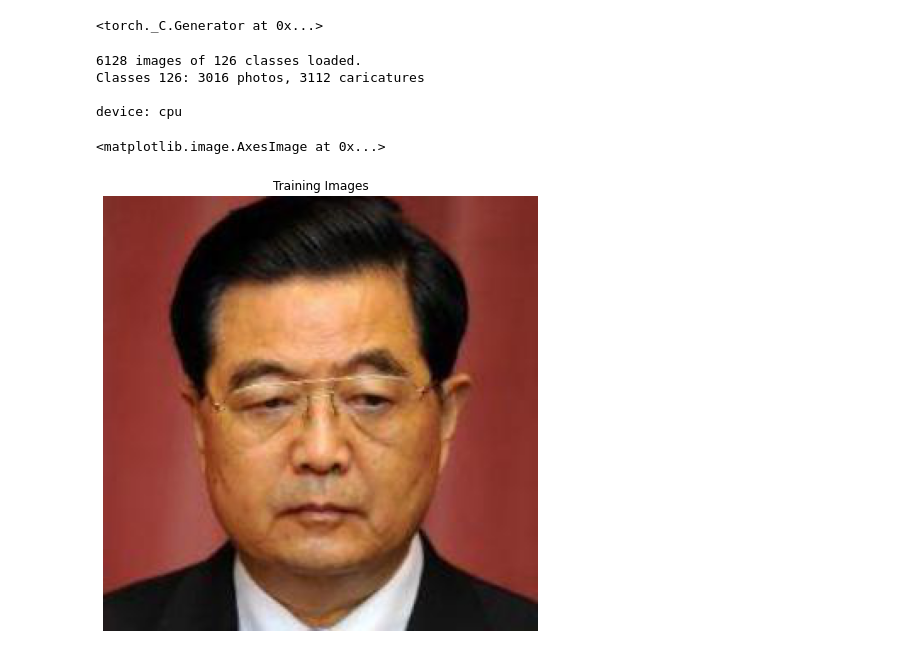
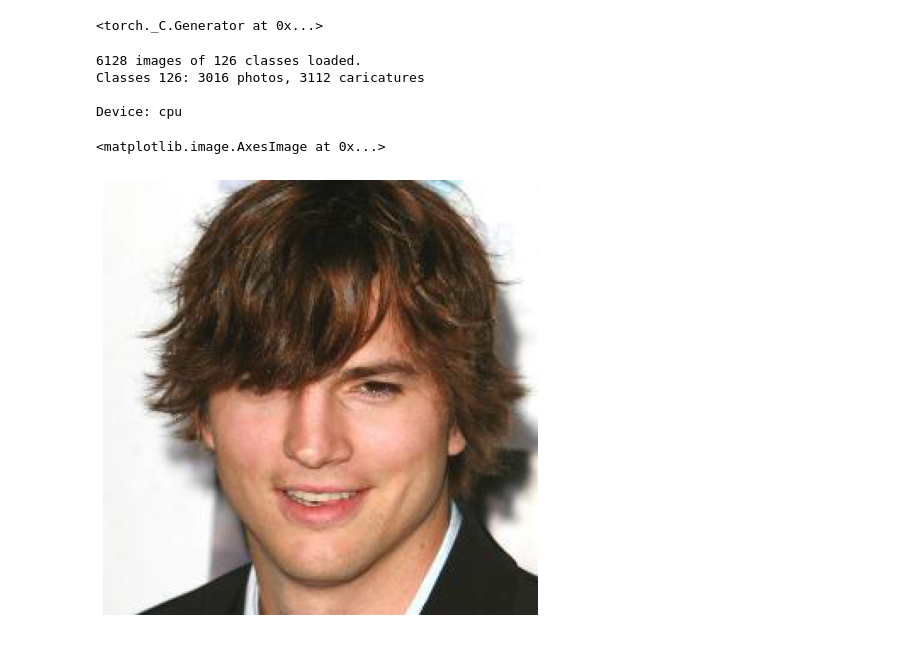
Before and after one commit to firattamur/WarpGAN-PyTorch, a Jupyter notebook: TrainScript.ipynb, the cells around one changed output. Cells and saved outputs as stored; diff of their text form; code cells hidden in the pictures.

```diff
--- a/TrainScript.ipynb
+++ b/TrainScript.ipynb
@@ -45,28 +45,28 @@ config = SourceFileLoader('config', './config/config_train.py').load_module()
 # %%
 # We can use an image folder dataset the way we have it setup.
 # Create the dataset
 dataset = WebCaricatureDataset(config)
 
 # Create the dataloader
 dataloader = torch.utils.data.DataLoader(dataset, batch_size=config.in_batch, shuffle=True)
 
 # Decide which device we want to run on
 device = torch.device("cuda:0" if (torch.cuda.is_available() and ngpu > 0) else "cpu")
-print(f"\ndevice: {device}\n")
+print(f"\nDevice: {device}\n")
 
 # Plot some training images
 batch = next(iter(dataloader))
 
-real_batch = batch["photo"]
+photo = batch["photo_images"]
+caric = batch["caric_images"]
 
-plt.figure(figsize=(8,8))
+plt.figure(figsize=(8, 8))
 plt.axis("off")
-plt.title("Training Images")
-plt.imshow(np.transpose(vutils.make_grid(real_batch[0].to(device)[:64], padding=2, normalize=True).cpu(), (1 ,2, 0)))
+plt.imshow(np.transpose(photo[0], (1, 2, 0)))
 # %% [output]
 6128 images of 126 classes loaded.
 Classes 126: 3016 photos, 3112 caricatures
 
-device: cpu
+Device: cpu
 <matplotlib.image.AxesImage at 0x...>
-[figure, old version]
+[figure, new version]
```
Also changed, not shown: parts of 2 cells of this notebook, 1 other file.
